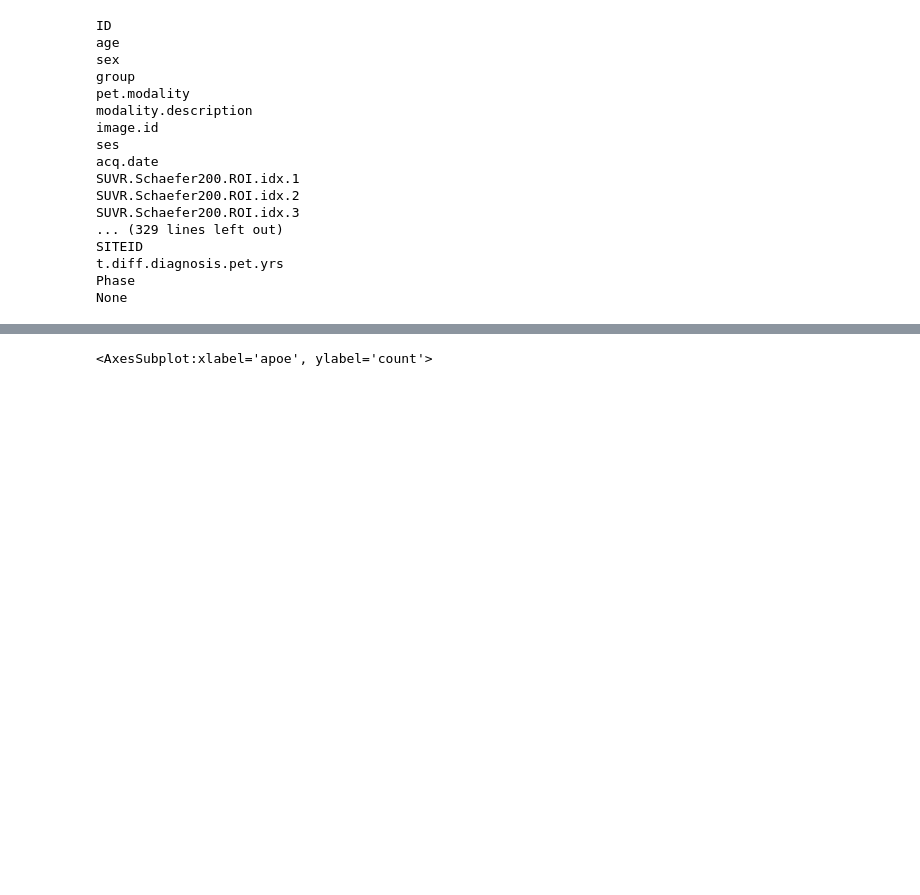
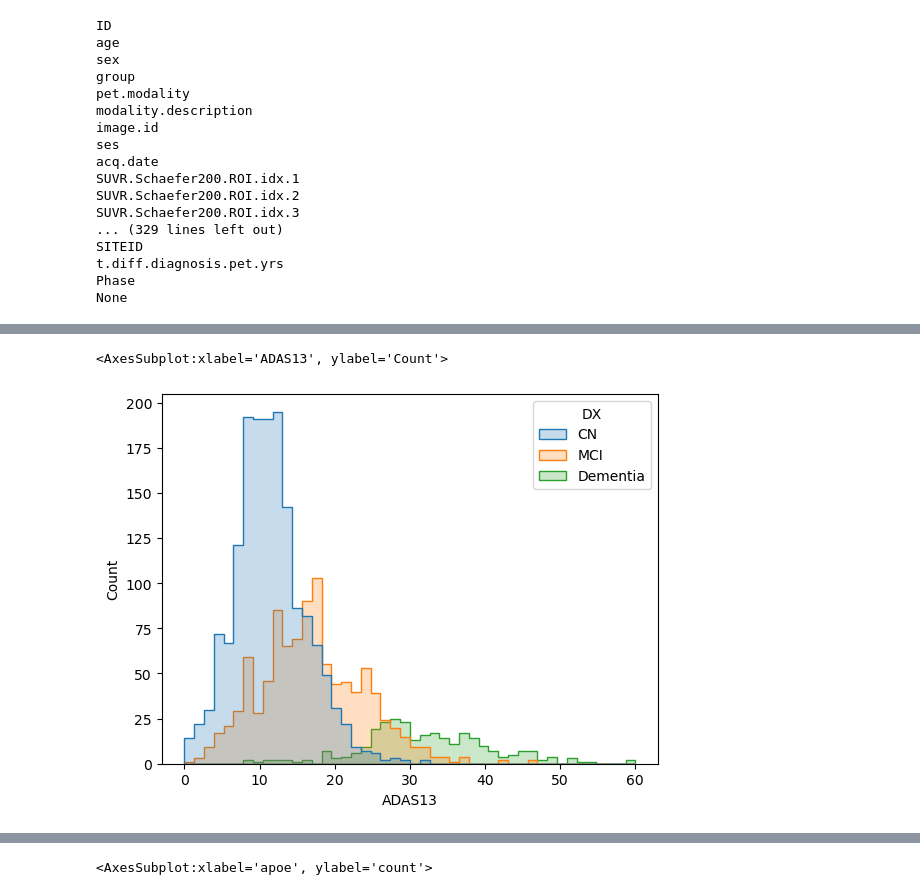
Before and after one commit to Liz490/multimodal_alzheimer, a Jupyter notebook: Exploratory_Data_Analysis.ipynb, the cells around one changed output, grey strips where cells are left out. Saved outputs shown, nothing was run; the diff lists cells and outputs as text; code cells hidden in the pictures; blank space fills up the shorter version.

```diff
--- a/Exploratory_Data_Analysis.ipynb
+++ b/Exploratory_Data_Analysis.ipynb
@@ -171,3 +212,8 @@ sns.histplot(data=df_adni_tau, x='ADAS13')
+# %%
+sns.histplot(data=df_adni_tau, x='ADAS13', hue='DX', element="step")
+# %% [output]
+<AxesSubplot:xlabel='ADAS13', ylabel='Count'>
+[figure, added]
 # %%
 sns.countplot(data=df_adni_tau, x='Phase')
 # %% [output]
```
Also changed, not shown: parts of 17 cells of this notebook.
